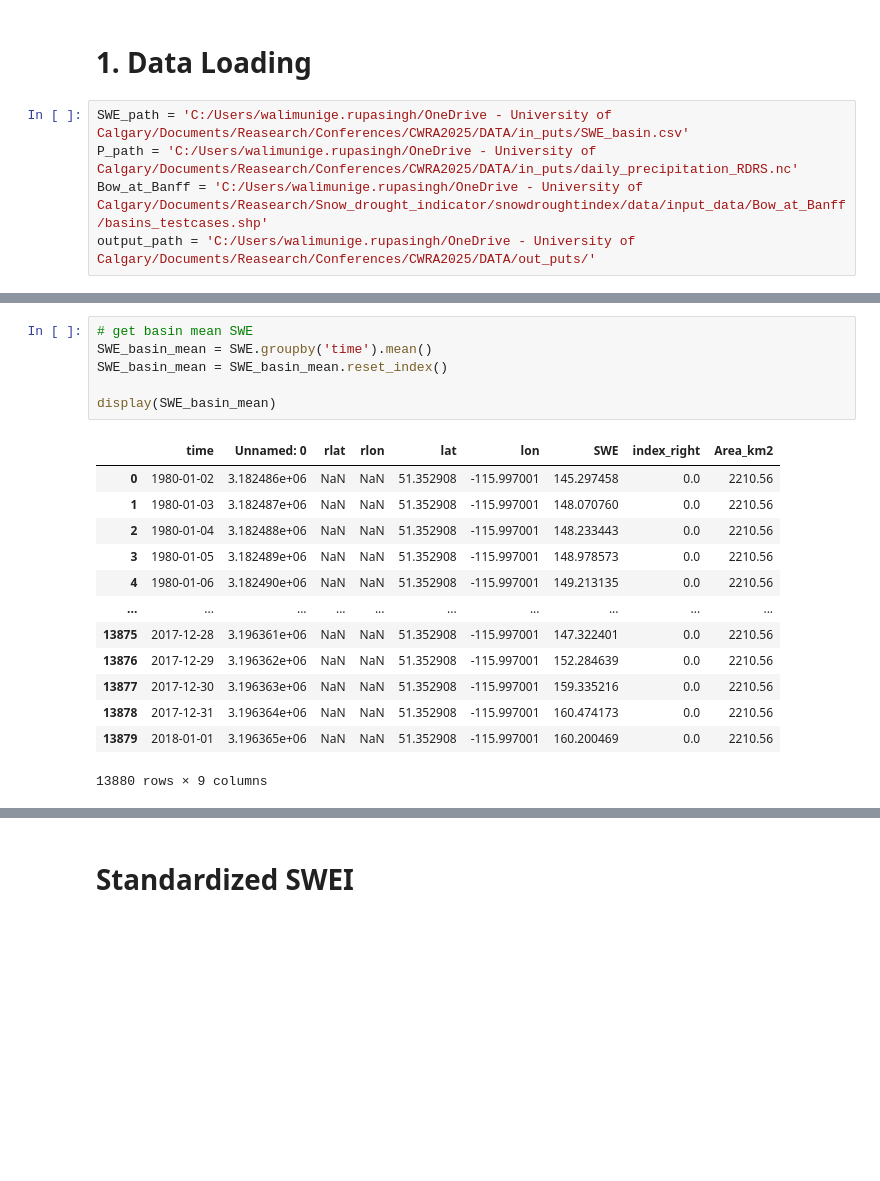
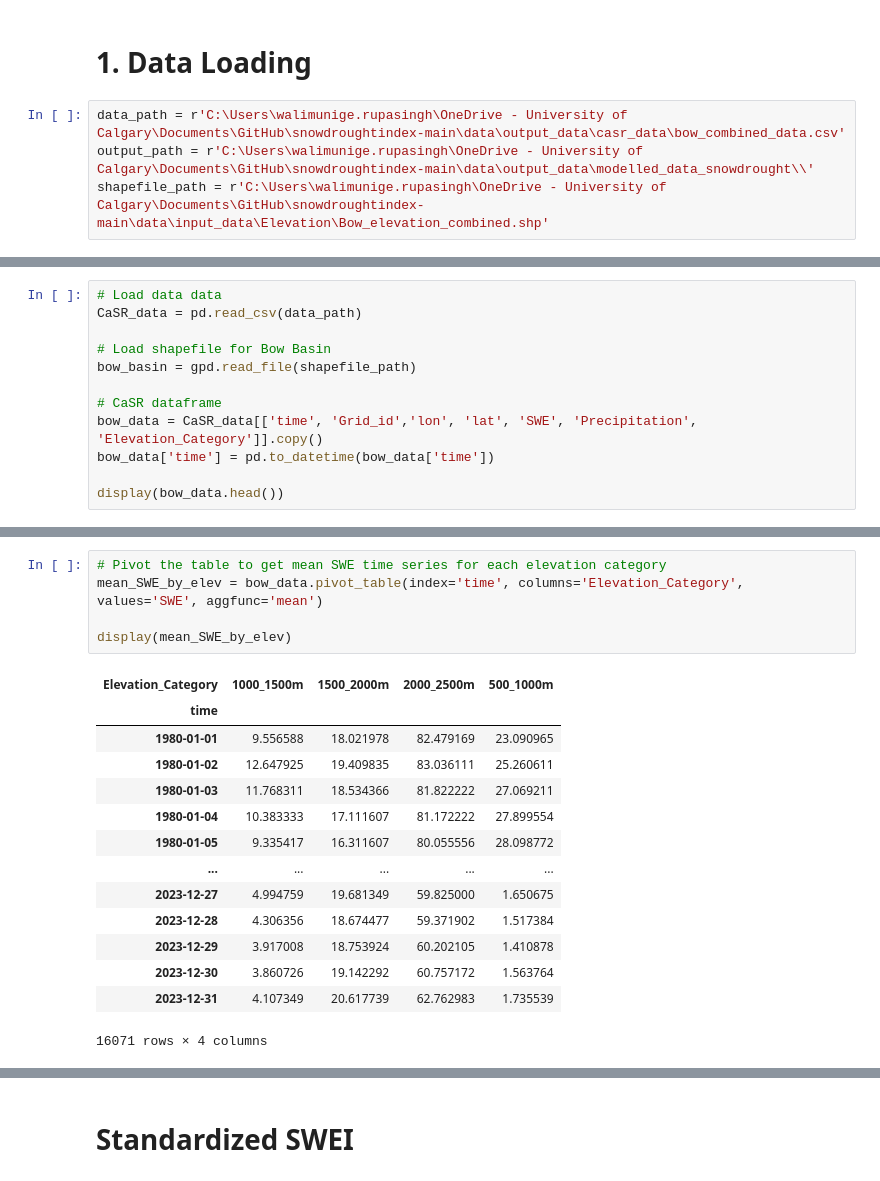
Before and after one commit to hasithajayamaha/snowdroughtindex-main, a Jupyter notebook: notebooks/workflows/3_Full_workflow_comparison.ipynb, the cells around one changed output, grey strips where cells are left out. Drawn from its saved outputs; the diff is of its cells as text; blank space fills up the shorter version.

```diff
--- a/notebooks/workflows/3_Full_workflow_comparison.ipynb
+++ b/notebooks/workflows/3_Full_workflow_comparison.ipynb
@@ -20,7 +20,6 @@ from snowdroughtindex.utils import visualization
 # %% [markdown]
 # 1. Data Loading
 # %%
-SWE_path = 'C:/Users/walimunige.rupasingh/OneDrive - University of Calgary/Documents/Reasearch/Conferences/CWRA2025/DATA/in_puts/SWE_basin.csv'
-P_path = 'C:/Users/walimunige.rupasingh/OneDrive - University of Calgary/Documents/Reasearch/Conferences/CWRA2025/DATA/in_puts/daily_precipitation_RDRS.nc'
-Bow_at_Banff = 'C:/Users/walimunige.rupasingh/OneDrive - University of Calgary/Documents/Reasearch/Snow_drought_indicator/snowdroughtindex/data/input_data/Bow_at_Banff/basins_testcases.shp'
-output_path = 'C:/Users/walimunige.rupasingh/OneDrive - University of Calgary/Documents/Reasearch/Conferences/CWRA2025/DATA/out_puts/'
+data_path = r'C:\Users\walimunige.rupasingh\OneDrive - University of Calgary\Documents\GitHub\snowdroughtindex-main\data\output_data\casr_data\bow_combined_data.csv'
+output_path = r'C:\Users\walimunige.rupasingh\OneDrive - University of Calgary\Documents\GitHub\snowdroughtindex-main\data\output_data\modelled_data_snowdrought\\'
+shapefile_path = r'C:\Users\walimunige.rupasingh\OneDrive - University of Calgary\Documents\GitHub\snowdroughtindex-main\data\input_data\Elevation\Bow_elevation_combined.shp'
@@ -75,0 +26,12 @@ plt.show()
+# %%
+# Load data data
+CaSR_data = pd.read_csv(data_path)
+
+# Load shapefile for Bow Basin
+bow_basin = gpd.read_file(shapefile_path)
+
+# CaSR dataframe
+bow_data = CaSR_data[['time', 'Grid_id','lon', 'lat', 'SWE', 'Precipitation', 'Elevation_Category']].copy()
+bow_data['time'] = pd.to_datetime(bow_data['time'])
+
+display(bow_data.head())
@@ -94,22 +47,22 @@ display(P_data.head())
 # %%
-# get basin mean SWE
-SWE_basin_mean = SWE.groupby('time').mean()
-SWE_basin_mean = SWE_basin_mean.reset_index()
+# Pivot the table to get mean SWE time series for each elevation category
+mean_SWE_by_elev = bow_data.pivot_table(index='time', columns='Elevation_Category', values='SWE', aggfunc='mean')
 
-display(SWE_basin_mean)
+display(mean_SWE_by_elev)
 # %% [output]
-|  | time | Unnamed: 0 | rlat | rlon | lat | lon | SWE | index_right | Area_km2 |
-| 0 | 1980-01-02 | 3.182486e+06 | NaN | NaN | 51.352908 | -115.997001 | 145.297458 | 0.0 | 2210.56 |
-| 1 | 1980-01-03 | 3.182487e+06 | NaN | NaN | 51.352908 | -115.997001 | 148.070760 | 0.0 | 2210.56 |
-| 2 | 1980-01-04 | 3.182488e+06 | NaN | NaN | 51.352908 | -115.997001 | 148.233443 | 0.0 | 2210.56 |
-| 3 | 1980-01-05 | 3.182489e+06 | NaN | NaN | 51.352908 | -115.997001 | 148.978573 | 0.0 | 2210.56 |
-| 4 | 1980-01-06 | 3.182490e+06 | NaN | NaN | 51.352908 | -115.997001 | 149.213135 | 0.0 | 2210.56 |
-| ... | ... | ... | ... | ... | ... | ... | ... | ... | ... |
-| 13875 | 2017-12-28 | 3.196361e+06 | NaN | NaN | 51.352908 | -115.997001 | 147.322401 | 0.0 | 2210.56 |
-| 13876 | 2017-12-29 | 3.196362e+06 | NaN | NaN | 51.352908 | -115.997001 | 152.284639 | 0.0 | 2210.56 |
-| 13877 | 2017-12-30 | 3.196363e+06 | NaN | NaN | 51.352908 | -115.997001 | 159.335216 | 0.0 | 2210.56 |
-| 13878 | 2017-12-31 | 3.196364e+06 | NaN | NaN | 51.352908 | -115.997001 | 160.474173 | 0.0 | 2210.56 |
-| 13879 | 2018-01-01 | 3.196365e+06 | NaN | NaN | 51.352908 | -115.997001 | 160.200469 | 0.0 | 2210.56 |
+| Elevation_Category | 1000_1500m | 1500_2000m | 2000_2500m | 500_1000m |
+| time |  |  |  |  |
+| 1980-01-01 | 9.556588 | 18.021978 | 82.479169 | 23.090965 |
+| 1980-01-02 | 12.647925 | 19.409835 | 83.036111 | 25.260611 |
+| 1980-01-03 | 11.768311 | 18.534366 | 81.822222 | 27.069211 |
+| 1980-01-04 | 10.383333 | 17.111607 | 81.172222 | 27.899554 |
+| 1980-01-05 | 9.335417 | 16.311607 | 80.055556 | 28.098772 |
+| ... | ... | ... | ... | ... |
+| 2023-12-27 | 4.994759 | 19.681349 | 59.825000 | 1.650675 |
+| 2023-12-28 | 4.306356 | 18.674477 | 59.371902 | 1.517384 |
+| 2023-12-29 | 3.917008 | 18.753924 | 60.202105 | 1.410878 |
+| 2023-12-30 | 3.860726 | 19.142292 | 60.757172 | 1.563764 |
+| 2023-12-31 | 4.107349 | 20.617739 | 62.762983 | 1.735539 |
-13880 rows × 9 columns
+16071 rows × 4 columns
 # %%
 # Reset the index to make 'time' a regular column
```
Also changed, not shown: parts of 25 cells of this notebook, 2 other files.
